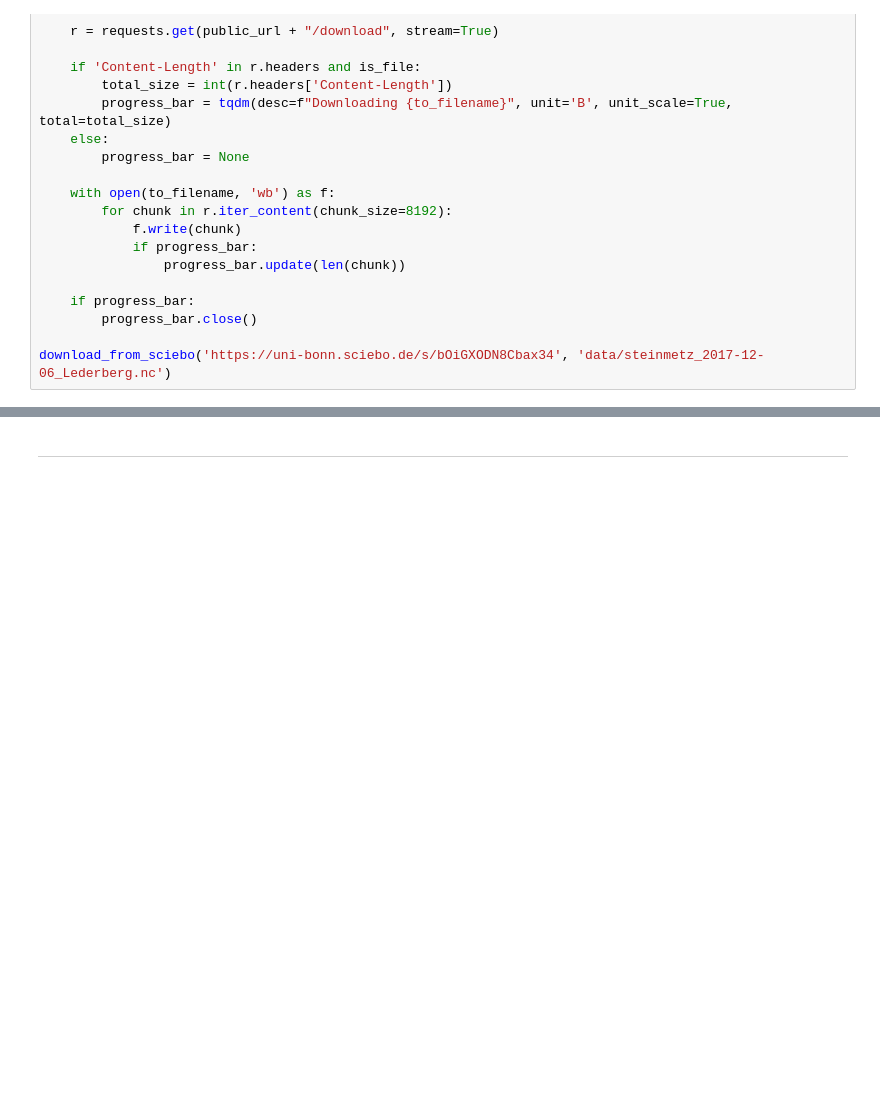
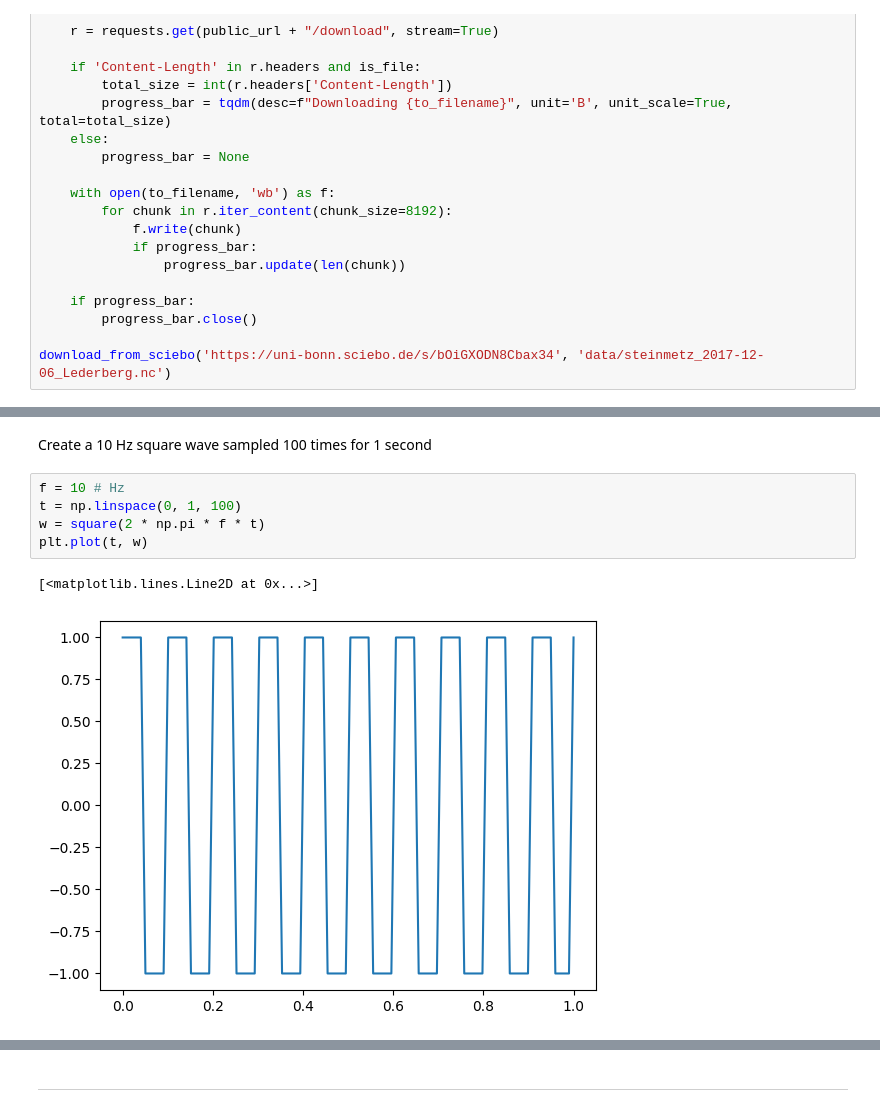
Before and after one commit to ibehave-ibots/iBOTS-Tools, a Jupyter notebook: workshops/python-workshop-1/plan/day4/7 Frequency Analysis With Pandas And Matplotlib.ipynb, the cells around one changed output, grey strips where cells are left out. Saved outputs shown, nothing was run; the diff lists cells and outputs as text; blank space fills up the shorter version.

```diff
--- a/workshops/python-workshop-1/plan/day4/7 Frequency Analysis With Pandas And Matplotlib.ipynb
+++ b/workshops/python-workshop-1/plan/day4/7 Frequency Analysis With Pandas And Matplotlib.ipynb
@@ -333,0 +108,10 @@ plt.plot(t, y)
+# %% [markdown]
+Create a 10 Hz square wave sampled 100 times for 1 second
+# %%
+f = 10 # Hz
+t = np.linspace(0, 1, 100)
+w = square(2 * np.pi * f * t)
+plt.plot(t, w)
+# %% [output]
+[<matplotlib.lines.Line2D at 0x...>]
+[figure, added]
```
Also changed, not shown: parts of 125 cells of this notebook.
